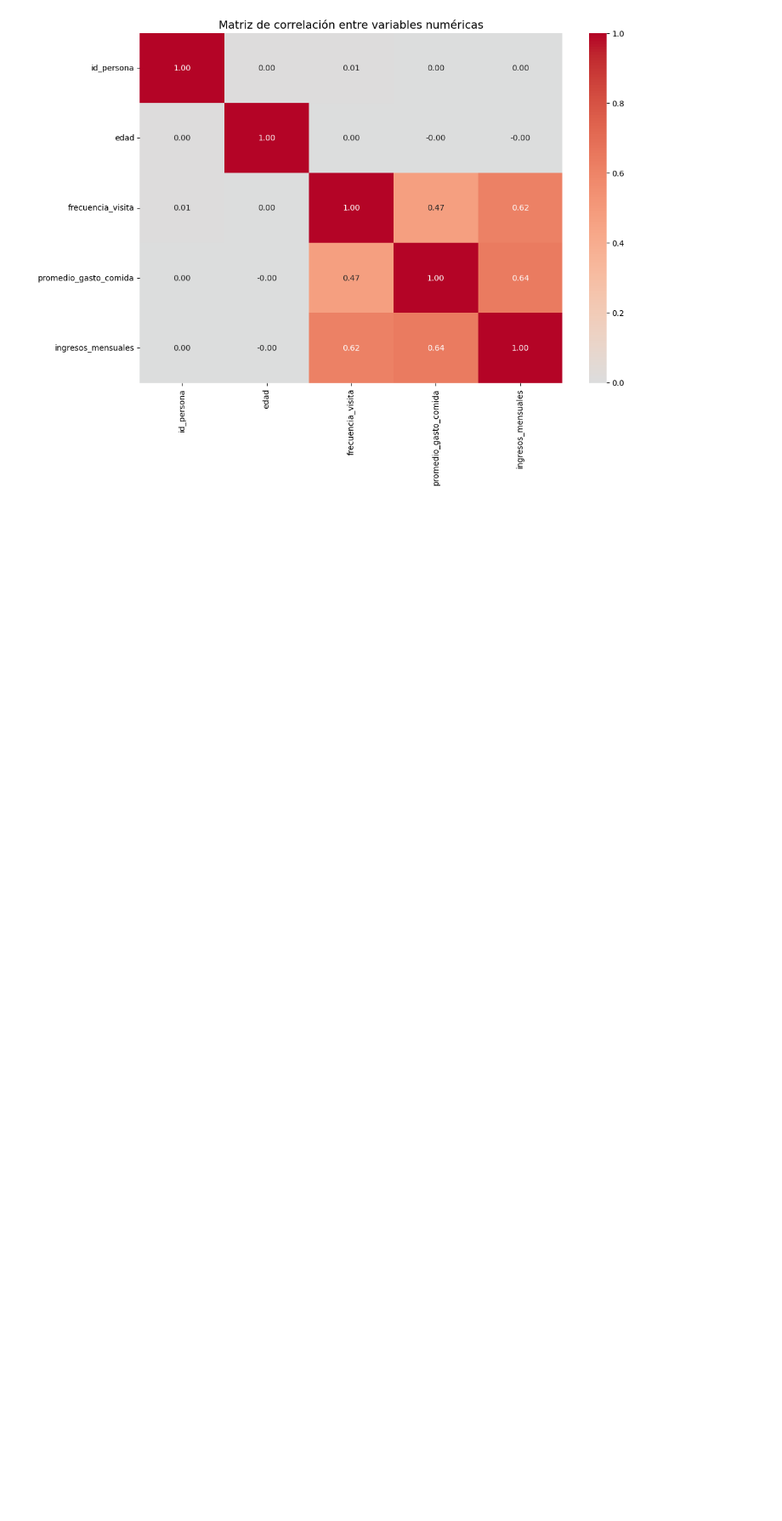
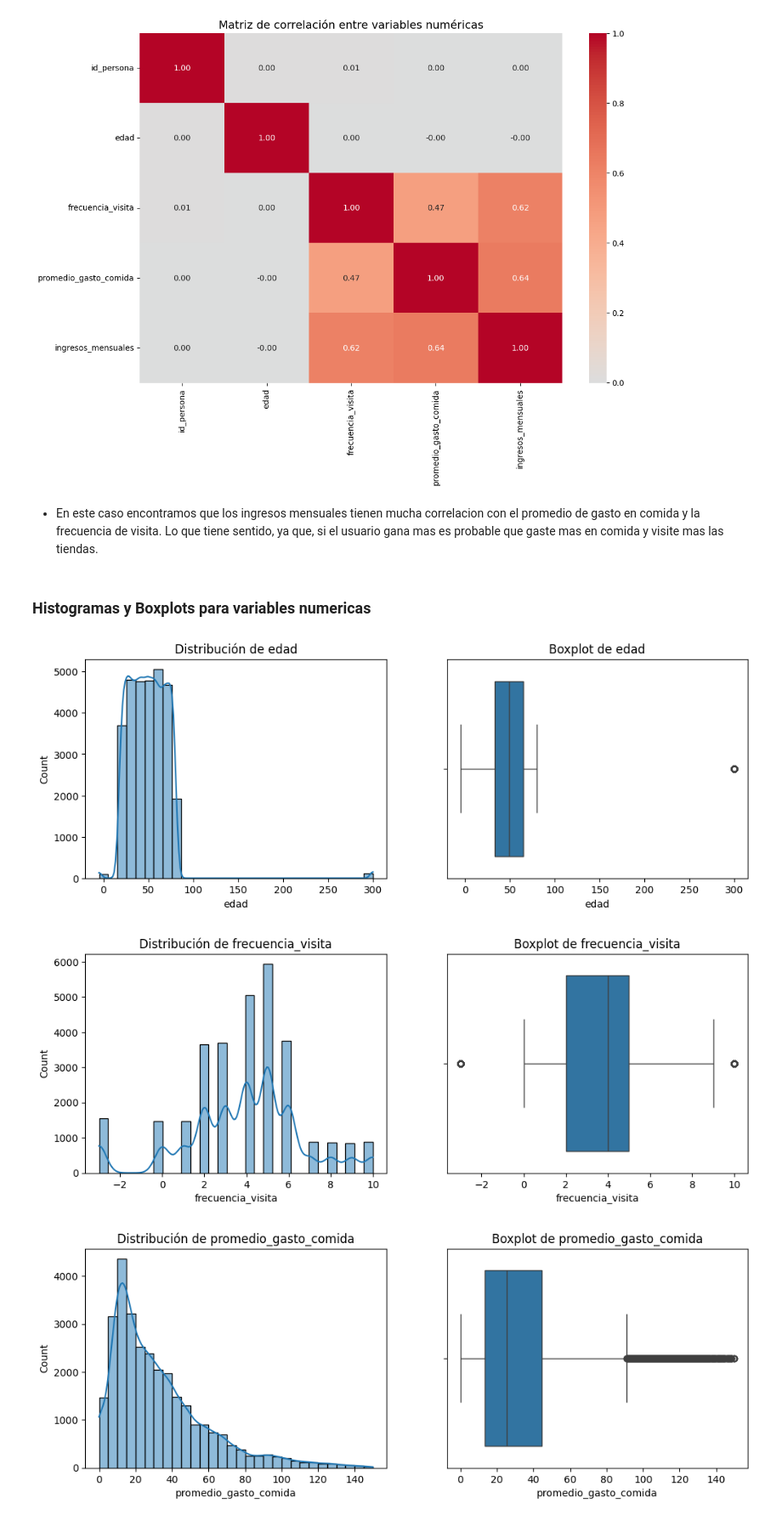
Before and after one commit to 1pperalta/mlops_final, a Jupyter notebook: notebooks/exp.ipynb, the cells around one changed output. Shown at 85% size. Drawn from its saved outputs; the diff is of its cells as text; code cells hidden in the pictures; blank space fills up the shorter version.

```diff
--- a/notebooks/exp.ipynb
+++ b/notebooks/exp.ipynb
@@ -218,3 +218,37 @@ plt.title("Matriz de correlación entre variables numéricas", fontsize=14)
 plt.show()
 # %% [output]
 [figure]
+# %% [markdown]
+- En este caso encontramos que los ingresos mensuales tienen mucha correlacion con el promedio de gasto en comida y la frecuencia de visita. Lo que tiene sentido, ya que, si el usuario gana mas es probable que gaste mas en comida y visite mas las tiendas.
+# %% [markdown]
+### Histogramas y Boxplots para variables numericas
+# %%
+df_num = df.select_dtypes(include=['int64', 'float64', 'Int64', 'float32', 'int32'])
+
+df_num.head()
+#En este caso se eliminan las variables que no aportan informacion para la visualizacion de categorias.
+unworking = ["id_persona"]
+
+df_num = df_num.drop(columns=unworking)
+# %%
+import matplotlib.pyplot as plt
+import seaborn as sns
+
+for col in df_num.columns:
+    plt.figure(figsize=(12,4))
+
+    # Histograma
+    plt.subplot(1,2,1)
+    sns.histplot(df[col], kde=True, bins=30)
+    plt.title(f"Distribución de {col}")
+
+    # Boxplot
+    plt.subplot(1,2,2)
+    sns.boxplot(x=df[col])
+    plt.title(f"Boxplot de {col}")
+
+    plt.show()
+# %% [output]
+[figure, added]
+[figure, added]
+[figure, added]
```
Also changed, not shown: parts of 7 cells of this notebook.
